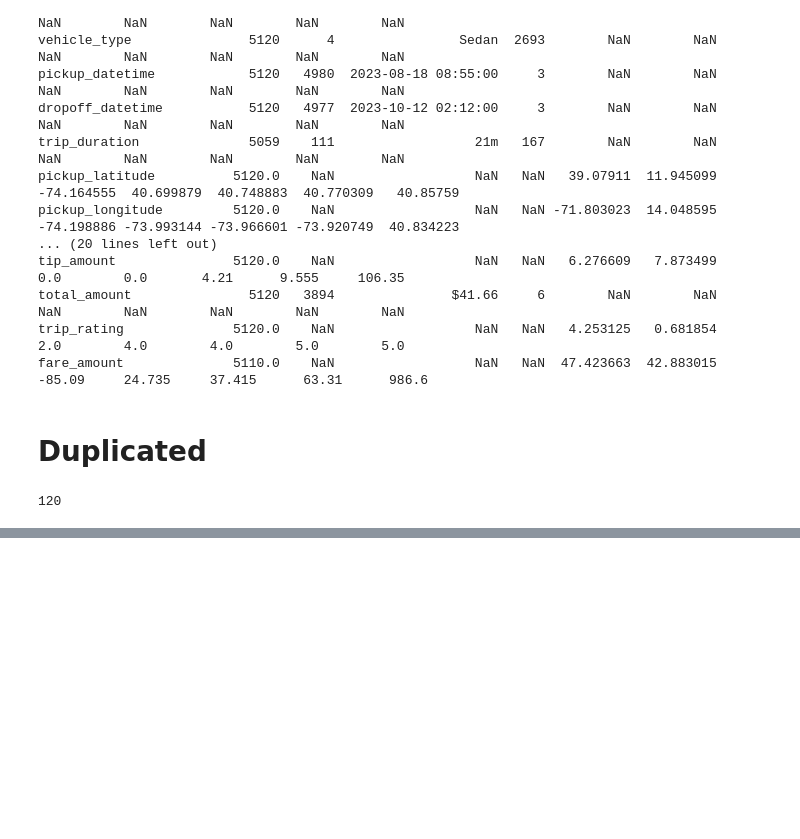
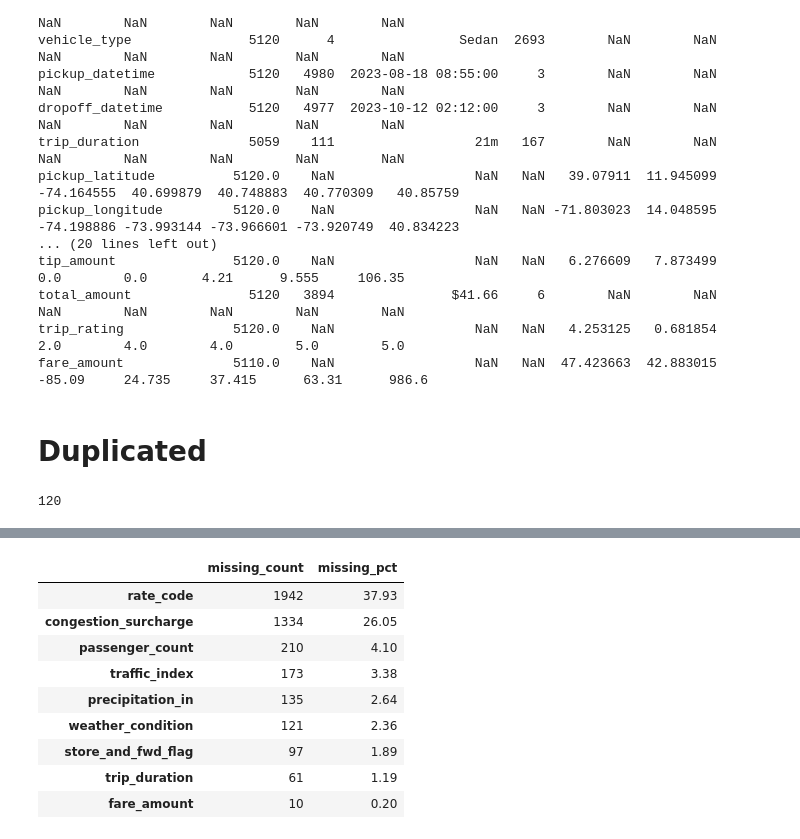
Before and after one commit to Thilan-X-Coder/AI-Churn-Prediction, a Jupyter notebook: NoobDev_L2_Milestone_Thilan_Bopitiya.ipynb, the cells around one changed output, grey strips where cells are left out. Saved outputs shown, nothing was run; the diff lists cells and outputs as text; code cells hidden in the pictures; blank space fills up the shorter version.

```diff
--- a/NoobDev_L2_Milestone_Thilan_Bopitiya.ipynb
+++ b/NoobDev_L2_Milestone_Thilan_Bopitiya.ipynb
@@ -129,0 +154,16 @@ Duplicated trip_id count: 120
+# %%
+missing = df.isnull().sum().sort_values(ascending=False)
+missing_pct = (missing / len(df) * 100).round(2)
+missing_table = pd.DataFrame({'missing_count': missing, 'missing_pct': missing_pct})
+missing_table[missing_table['missing_count'] > 0]
+# %% [output]
+|  | missing_count | missing_pct |
+| rate_code | 1942 | 37.93 |
+| congestion_surcharge | 1334 | 26.05 |
+| passenger_count | 210 | 4.10 |
+| traffic_index | 173 | 3.38 |
+| precipitation_in | 135 | 2.64 |
+| weather_condition | 121 | 2.36 |
+| store_and_fwd_flag | 97 | 1.89 |
+| trip_duration | 61 | 1.19 |
+| fare_amount | 10 | 0.20 |
```
Also changed, not shown: parts of 4 cells of this notebook.
